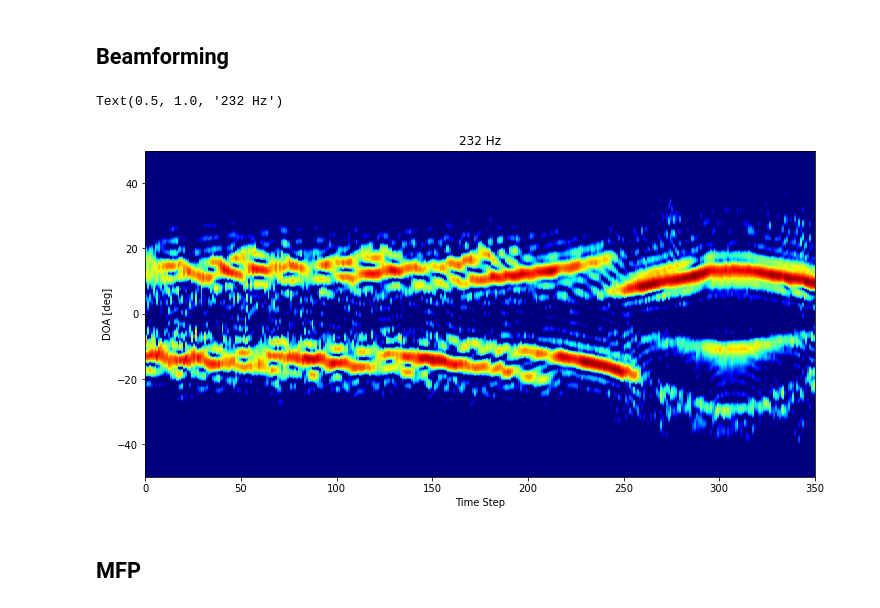
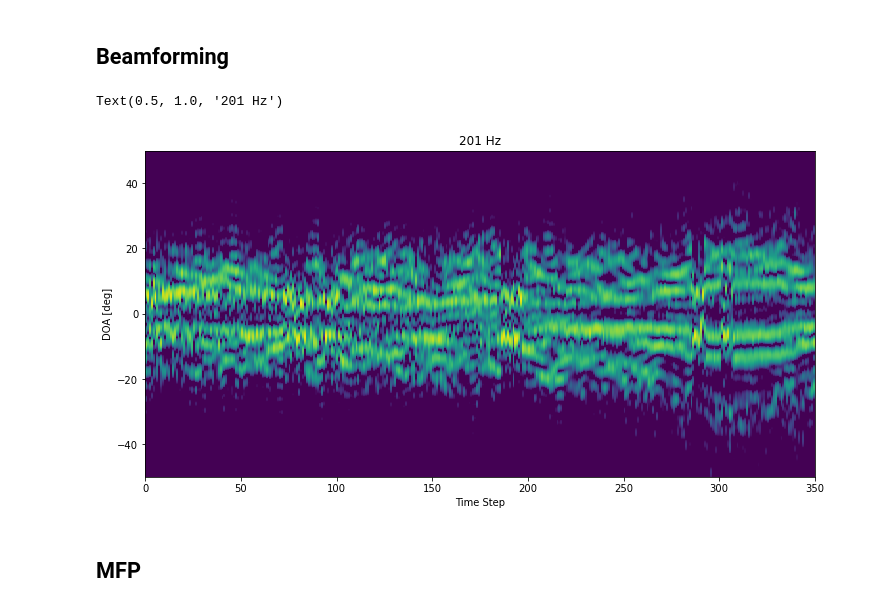
Before and after one commit to NeptuneProjects/BOGP, a Jupyter notebook: Notebooks/process_data.ipynb, the cells around one changed output. Saved outputs shown, nothing was run; the diff lists cells and outputs as text; code cells hidden in the pictures.

```diff
--- a/Notebooks/process_data.ipynb
+++ b/Notebooks/process_data.ipynb
@@ -29,27 +35,27 @@ freq = 232
 # %%
-def find_freq_bin(fvec, X, f0):
-    f_lower = f0 - 1
-    f_upper = f0 + 1
-    ind = (fvec >= f_lower) & (fvec < f_upper)
-    data = (np.abs(X).sum(axis=1) / M)
-    data[~ind] = -2009
-    return np.argmax(data)
+# def find_freq_bin(fvec, X, f0):
+#     f_lower = f0 - 1
+#     f_upper = f0 + 1
+#     ind = (fvec >= f_lower) & (fvec < f_upper)
+#     data = (np.abs(X).sum(axis=1) / M)
+#     data[~ind] = -2009
+#     return np.argmax(data)
 
 # fvec = np.linspace(0, 1500 / 2 - 1 / NFFT, NFFT)
-fvec = (fs / NFFT) * np.arange(0, NFFT)
+# fvec = (fs / NFFT) * np.arange(0, NFFT)
 
-# x[:, 42] = 0 # Remove corrupted channel
-x[:, 42] = x[:, [41,43]].mean(axis=1)
+# # x[:, 42] = 0 # Remove corrupted channel
+# x[:, 42] = x[:, [41,43]].mean(axis=1)
 
-p = np.zeros((NT, M), dtype=complex)
-for i in range(NT):
-    idx_start = i * N_snap
-    idx_end = (i + 1) * N_snap
+# p = np.zeros((NT, M), dtype=complex)
+# for i in range(NT):
+#     idx_start = i * N_snap
+#     idx_end = (i + 1) * N_snap
 
-    X = fft(x[idx_start:idx_end], n=NFFT, axis=0)
-    # X = fftshift(X)
-    fbin = find_freq_bin(fvec, X, freq)
-    # print(fvec[fbin])
-    p[i] = X[fbin]
+#     X = fft(x[idx_start:idx_end], n=NFFT, axis=0)
+#     # X = fftshift(X)
+#     fbin = find_freq_bin(fvec, X, freq)
+#     # print(fvec[fbin])
+#     p[i] = X[fbin]
 
-print(p.shape)
+# print(p.shape)
@@ -99,23 +96,23 @@ for i in range(NT):
 # %%
 fig = plt.figure(figsize=(12, 6), facecolor="w")
 
 surf = 10 * np.log10(np.abs(sp) / np.abs(sp).max())
 plt.imshow(
     surf.T,
     aspect="auto",
     vmin=-20,
     vmax=0,
-    cmap="jet",
+    cmap="viridis",
     extent=[0, 350, thetalim[0], thetalim[1]],
     interpolation="none",
     origin="lower"
 )
 plt.xlabel("Time Step")
 plt.ylabel("DOA [deg]")
 plt.title(f"{freq} Hz")
 # %% [output]
-Text(0.5, 1.0, '232 Hz')
+Text(0.5, 1.0, '201 Hz')
-[figure, old version]
+[figure, new version]
 # %%
 savemat(DATADIR / f"{freq}Hz_data.mat", {"f": freq, "p": p})
 # %% [markdown]
```
Also changed, not shown: parts of 19 cells of this notebook, 6 other files.
